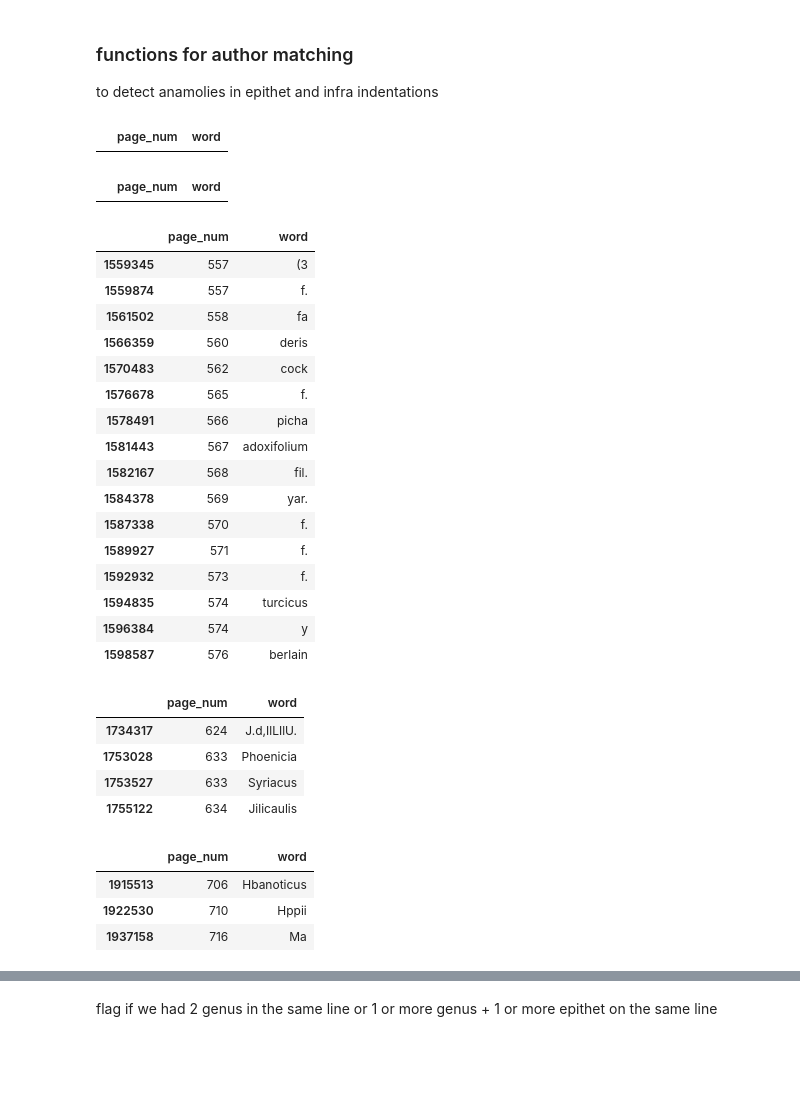
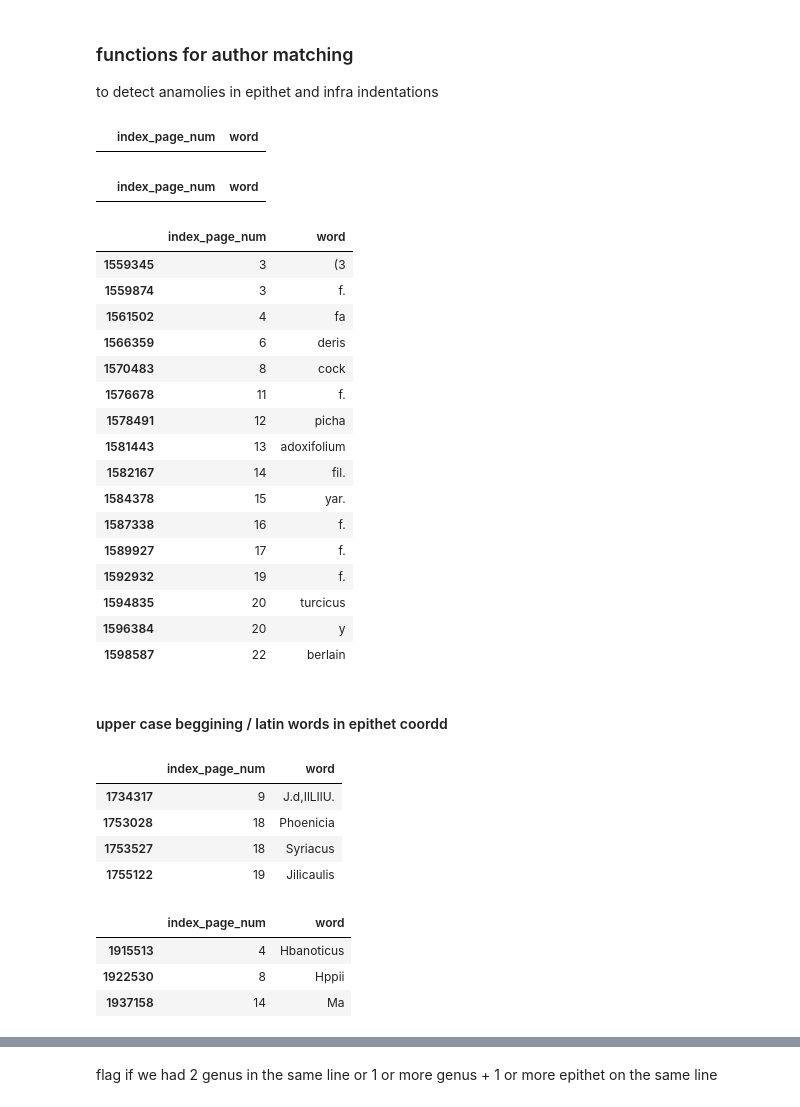
Before and after one commit to shidedh/UpdateFlora, a Jupyter notebook: index_code/0314_index_code.ipynb, the cells around one changed output, grey strips where cells are left out. Drawn from its saved outputs; the diff is of its cells as text; code cells hidden in the pictures; blank space fills up the shorter version.

```diff
--- a/index_code/0314_index_code.ipynb
+++ b/index_code/0314_index_code.ipynb
@@ -346,7 +366,8 @@ def potential_genus_match(row):
            row['epithet_coord_match'] == False and \
            row['word'].isupper() == False and \
            row['word'].isnumeric() == False and \
-           row['word'].find("Flore") == -1 #re.search(r"^Flore$", row['word'])== None
+           row['word'].find("Flore") == -1 and \
+           row['genus_mean_coord'] < row['epithet_mean_coord'] #important to check this only when epithet_coord_match is false?
 
 def potential_epithet_match(row):
     return row['epithet_coord_match'] == True and \
@@ -536,34 +557,40 @@ for vol_char_df, vol_index, doc, output_name in all_vol_data:
 # %% [markdown]
 ### functions for author matching
 to detect anamolies in epithet and infra indentations
+# %%
+vol1_char_df['index_page_num'] = vol1_char_df['page_num'] - vol1_index[0] + 1
+vol2_char_df['index_page_num'] = vol2_char_df['page_num'] - vol2_index[0] + 1
+vol3_char_df['index_page_num'] = vol3_char_df['page_num'] - vol3_index[0] + 1
 # %%
-vol1_char_df[(vol1_char_df['potential_infra_match'] == True) & (vol1_char_df['word'].apply(has_infra_symbols) == False)][["page_num", "word"]].drop_duplicates()
+vol1_char_df[(vol1_char_df['potential_infra_match'] == True) & (vol1_char_df['word'].apply(has_infra_symbols) == False)][["index_page_num", "word"]].drop_duplicates()
 # %% [output]
-|  | page_num | word |
+|  | index_page_num | word |
 # %%
-vol2_char_df[(vol2_char_df['potential_infra_match'] == True) & (vol2_char_df['word'].apply(has_infra_symbols) == False)][["page_num", "word"]].drop_duplicates()
+vol2_char_df[(vol2_char_df['potential_infra_match'] == True) & (vol2_char_df['word'].apply(has_infra_symbols) == False)][["index_page_num", "word"]].drop_duplicates()
 # %% [output]
-|  | page_num | word |
+|  | index_page_num | word |
 # %%
-vol3_char_df[(vol3_char_df['potential_infra_match'] == True) & (vol3_char_df['word'].apply(has_infra_symbols) == False)][["page_num", "word"]].drop_duplicates()
+vol3_char_df[(vol3_char_df['potential_infra_match'] == True) & (vol3_char_df['word'].apply(has_infra_symbols) == False)][["index_page_num", "word"]].drop_duplicates()
 # %% [output]
-|  | page_num | word |
-| 1559345 | 557 | (3 |
-| 1559874 | 557 | f. |
-| 1561502 | 558 | fa |
-| 1566359 | 560 | deris |
-| 1570483 | 562 | cock |
-| 1576678 | 565 | f. |
-| 1578491 | 566 | picha |
-| 1581443 | 567 | adoxifolium |
-| 1582167 | 568 | fil. |
-| 1584378 | 569 | yar. |
-| 1587338 | 570 | f. |
-| 1589927 | 571 | f. |
-| 1592932 | 573 | f. |
-| 1594835 | 574 | turcicus |
-| 1596384 | 574 | y |
-| 1598587 | 576 | berlain |
+|  | index_page_num | word |
+| 1559345 | 3 | (3 |
+| 1559874 | 3 | f. |
+| 1561502 | 4 | fa |
+| 1566359 | 6 | deris |
+| 1570483 | 8 | cock |
+| 1576678 | 11 | f. |
+| 1578491 | 12 | picha |
+| 1581443 | 13 | adoxifolium |
+| 1582167 | 14 | fil. |
+| 1584378 | 15 | yar. |
+| 1587338 | 16 | f. |
+| 1589927 | 17 | f. |
+| 1592932 | 19 | f. |
+| 1594835 | 20 | turcicus |
+| 1596384 | 20 | y |
+| 1598587 | 22 | berlain |
+# %% [markdown]
+#### upper case beggining / latin words in epithet coordd
 # %%
 def potential_author_match_epithet_coord(word):
     latin_connectives = r"^\s?et[\s|.]?$|^\s?in[\s|.]?$|^\s?non[\s|.]?$|^\s?&[\s|.]?$|^\s?er[\s|.]?$|^\s?nec[\s|.]?$|^\s?mult[\s|.]?$|^\s?ex[\s|.]?$|^\s?fil[\s|.]?$|^\s?f[\s|.]?$"
@@ -571,18 +598,18 @@ def potential_author_match_epithet_coord(word):
     is_hybrid = word == "X"
     return is_latin_connectives or (word[0].isupper() and (not is_hybrid))
 # %%
-vol1_char_df[(vol1_char_df['potential_epithet_match'] == True) & (vol1_char_df['word'].apply(potential_author_match_epithet_coord))][["page_num", "word"]].drop_duplicates()
+vol1_char_df[(vol1_char_df['potential_epithet_match'] == True) & (vol1_char_df['word'].apply(potential_author_match_epithet_coord))][["index_page_num", "word"]].drop_duplicates()
 # %% [output]
-|  | page_num | word |
-| 1734317 | 624 | J.d,IlLIlU. |
-| 1753028 | 633 | Phoenicia |
-| 1753527 | 633 | Syriacus |
-| 1755122 | 634 | Jilicaulis |
+|  | index_page_num | word |
+| 1734317 | 9 | J.d,IlLIlU. |
+| 1753028 | 18 | Phoenicia |
+| 1753527 | 18 | Syriacus |
+| 1755122 | 19 | Jilicaulis |
 # %%
-vol2_char_df[(vol2_char_df['potential_epithet_match'] == True) & (vol2_char_df['word'].apply(potential_author_match_epithet_coord))][["page_num", "word"]].drop_duplicates()
+vol2_char_df[(vol2_char_df['potential_epithet_match'] == True) & (vol2_char_df['word'].apply(potential_author_match_epithet_coord))][["index_page_num", "word"]].drop_duplicates()
 # %% [output]
-|  | page_num | word |
-| 1915513 | 706 | Hbanoticus |
-| 1922530 | 710 | Hppii |
-| 1937158 | 716 | Ma |
+|  | index_page_num | word |
+| 1915513 | 4 | Hbanoticus |
+| 1922530 | 8 | Hppii |
+| 1937158 | 14 | Ma |
 # %%
```
Also changed, not shown: parts of 15 cells of this notebook, 1 other file.
